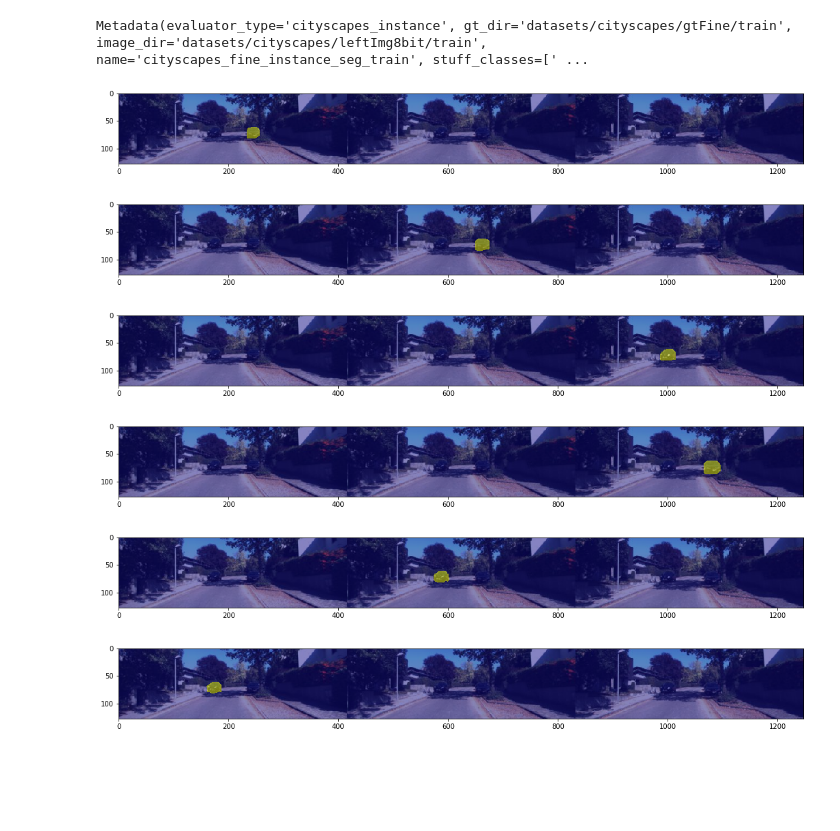
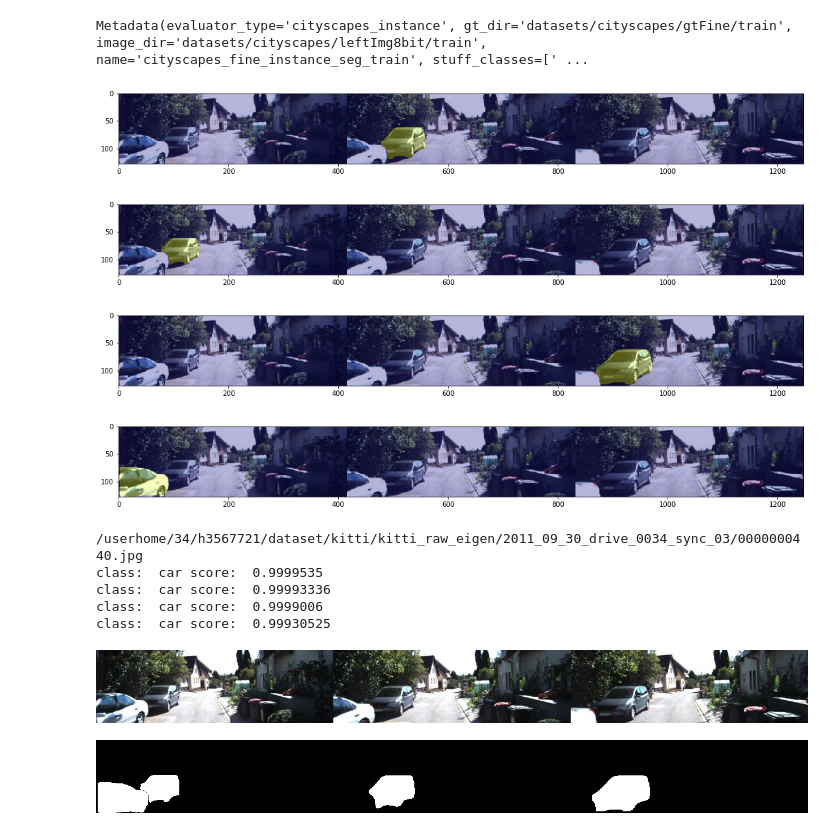
Before and after one commit to qihao-huang/GeoNet, a Jupyter notebook: detectron2_seg/seg_img.ipynb, the cells around one changed output. Saved outputs shown, nothing was run; the diff lists cells and outputs as text; code cells hidden in the pictures; blank space fills up the shorter version.

```diff
--- a/detectron2_seg/seg_img.ipynb
+++ b/detectron2_seg/seg_img.ipynb
@@ -81,0 +90,2 @@ Boxes(tensor([[ 232.3062,   61.7408,  257.0699,   84.3015],
+# %%
+img, seg_img = seg_sig_img(image_file_list[78])
@@ -121,13 +140,11 @@ import matplotlib.pyplot as plt
 # %%
 for i in range(len(seg_img["instances"].pred_masks)):
     plt.figure(figsize=(18,6))
     plt.imshow(cv2.cvtColor(img, cv2.COLOR_BGR2RGB))
-    plt.imshow(seg_img["instances"].pred_masks[i].cpu(), 'plasma', alpha=0.5)
+    plt.imshow(seg_img["instances"].pred_masks[i].cpu(), 'plasma', alpha=0.3)
     plt.show()
 # %% [output]
-[figure, old version]
+[figure, new version]
-[figure, old version]
+[figure, new version]
-[figure, old version]
+[figure, new version]
-[figure, old version]
+[figure, new version]
-[figure, removed]
-[figure, removed]
@@ -133,0 +168,16 @@ for i in range(len(seg_img["instances"].pred_masks)):
+# %%
+img_, mask_img = mask_sig_img(image_file_list[78])
+# %% [output]
+/userhome/34/h3567721/dataset/kitti/kitti_raw_eigen/2011_09_30_drive_0034_sync_03/0000000440.jpg
+class:  car score:  0.9999535
+class:  car score:  0.99993336
+class:  car score:  0.9999006
+class:  car score:  0.99930525
+# %%
+cv2_imshow(img_)
+# %% [output]
+[figure, added]
+# %%
+cv2_imshow(mask_img)
+# %% [output]
+[figure, added]
```
Also changed, not shown: parts of 9 cells of this notebook, 1 other file.
